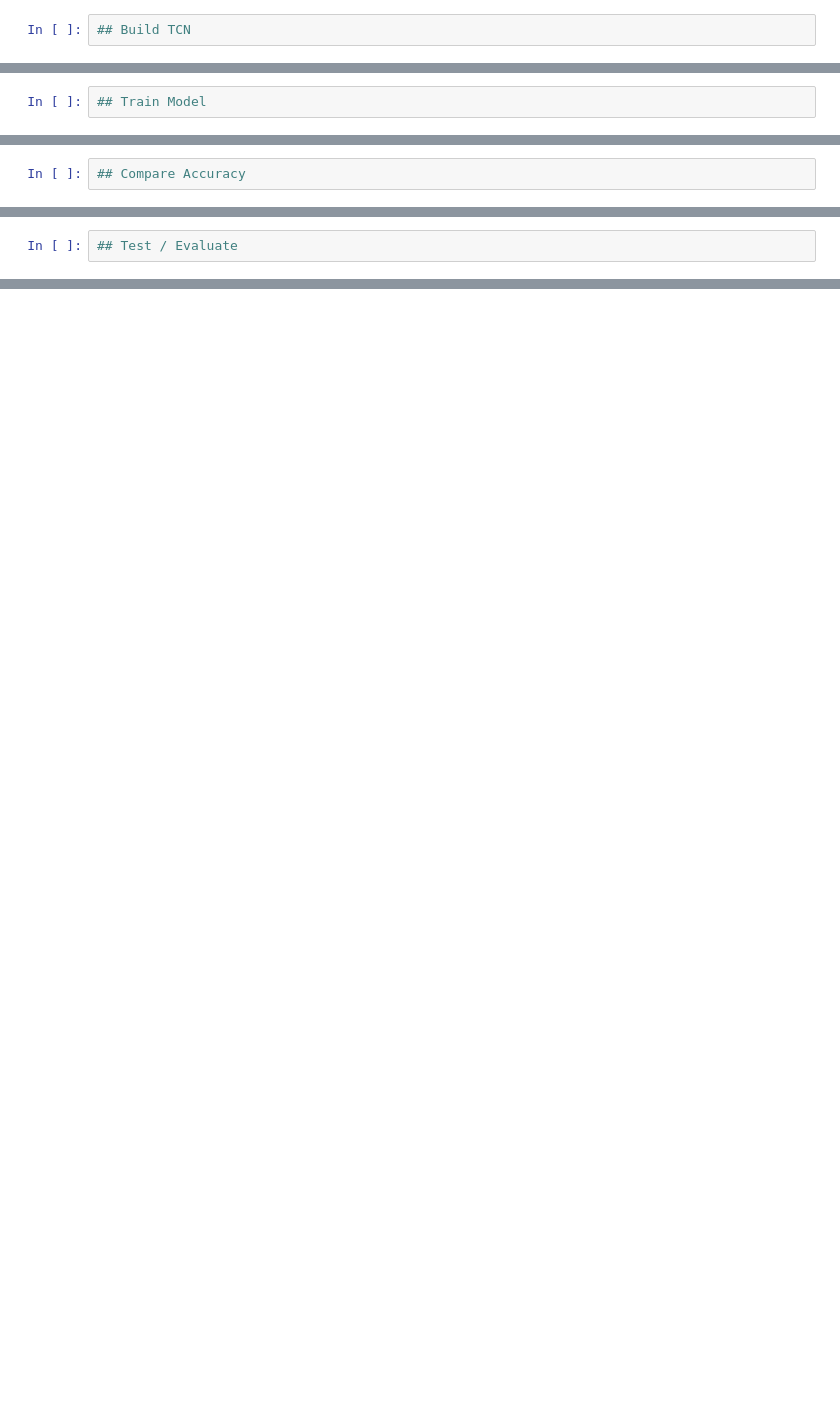
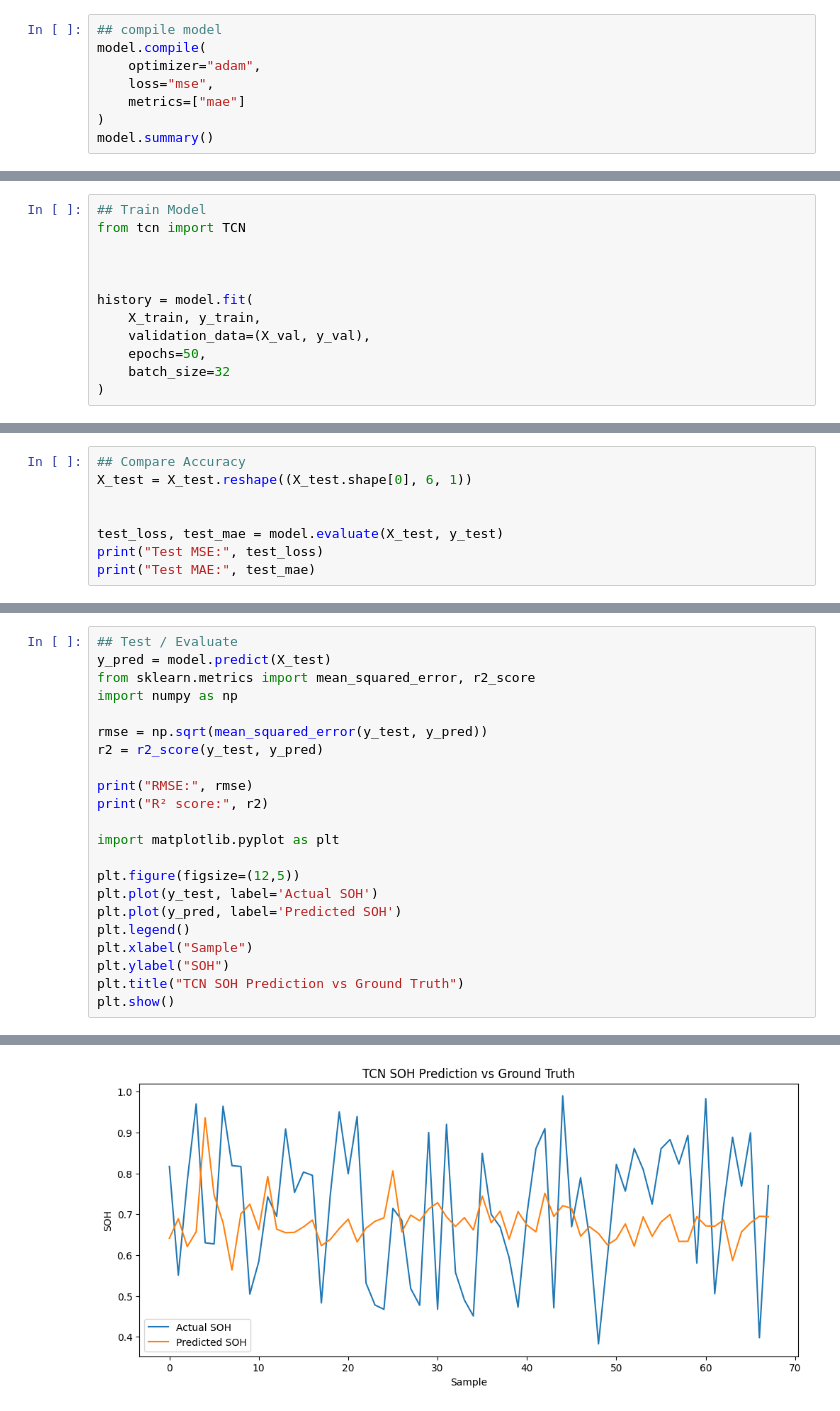
Before and after one commit to sethjkantz/Lithium_SOH_NeuralNet, a Jupyter notebook: SOH_TCN.ipynb, the cells around one changed output, grey strips where cells are left out. Drawn from its saved outputs; the diff is of its cells as text; blank space fills up the shorter version.

Commit message:
Compiling with poor RMSE

```diff
--- a/SOH_TCN.ipynb
+++ b/SOH_TCN.ipynb
@@ -27,2 +87,8 @@ from tensorflow.keras.utils import image_dataset_from_directory
 # %%
-## Build TCN
+## compile model
+model.compile(
+    optimizer="adam",
+    loss="mse",
+    metrics=["mae"]
+)
+model.summary()
@@ -29,2 +109,12 @@ from tensorflow.keras.utils import image_dataset_from_directory
 # %%
 ## Train Model
+from tcn import TCN
+
+
+
+history = model.fit(
+    X_train, y_train,
+    validation_data=(X_val, y_val),
+    epochs=50,
+    batch_size=32
+)
@@ -31,2 +139,8 @@ from tensorflow.keras.utils import image_dataset_from_directory
 # %%
 ## Compare Accuracy
+X_test = X_test.reshape((X_test.shape[0], 6, 1))
+
+
+test_loss, test_mae = model.evaluate(X_test, y_test)
+print("Test MSE:", test_loss)
+print("Test MAE:", test_mae)
@@ -33,2 +151,23 @@ from tensorflow.keras.utils import image_dataset_from_directory
 # %%
 ## Test / Evaluate
+y_pred = model.predict(X_test)
+from sklearn.metrics import mean_squared_error, r2_score
+import numpy as np
+
+rmse = np.sqrt(mean_squared_error(y_test, y_pred))
+r2 = r2_score(y_test, y_pred)
+
+print("RMSE:", rmse)
+print("R² score:", r2)
+
+import matplotlib.pyplot as plt
+
+plt.figure(figsize=(12,5))
+plt.plot(y_test, label='Actual SOH')
+plt.plot(y_pred, label='Predicted SOH')
+plt.legend()
+plt.xlabel("Sample")
+plt.ylabel("SOH")
+plt.title("TCN SOH Prediction vs Ground Truth")
+plt.show()
+# %% [output]
@@ -34,0 +177 @@ from tensorflow.keras.utils import image_dataset_from_directory
+[figure, added]
```
Also changed, not shown: parts of 9 cells of this notebook.
